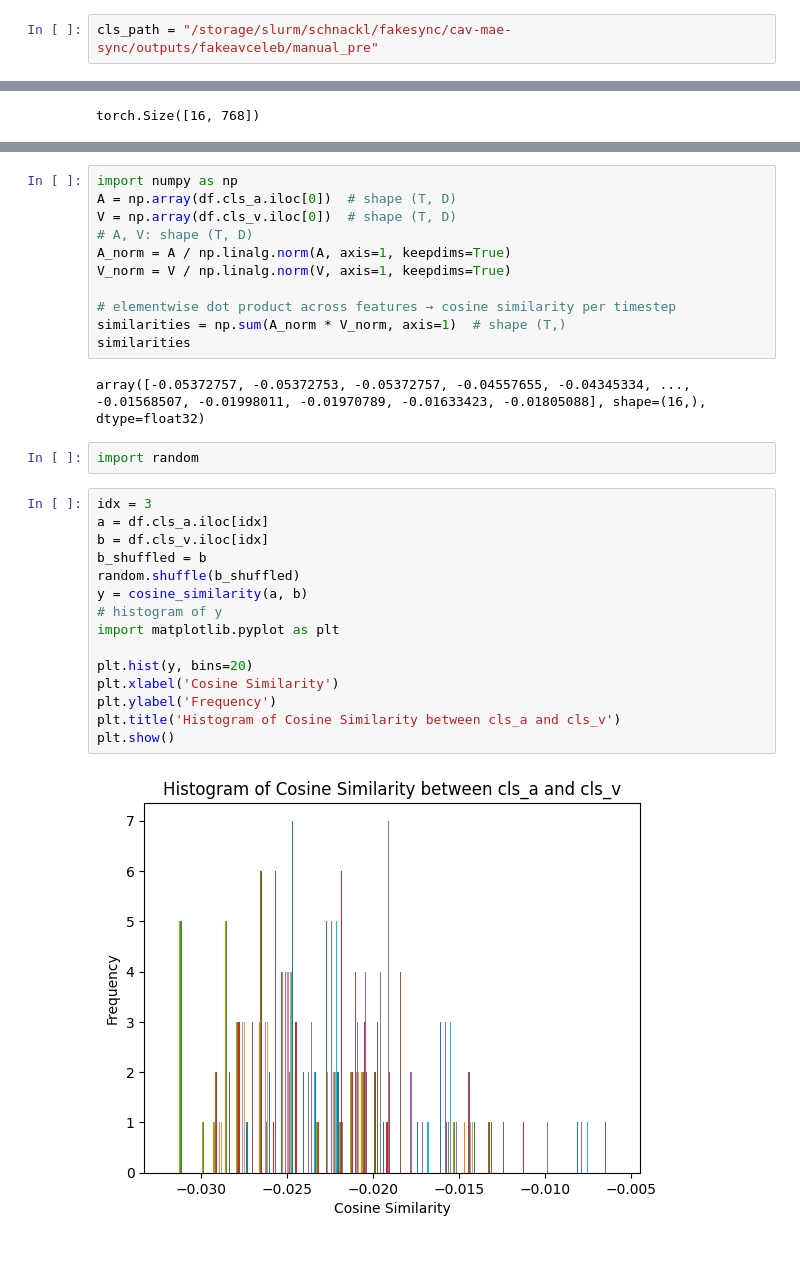
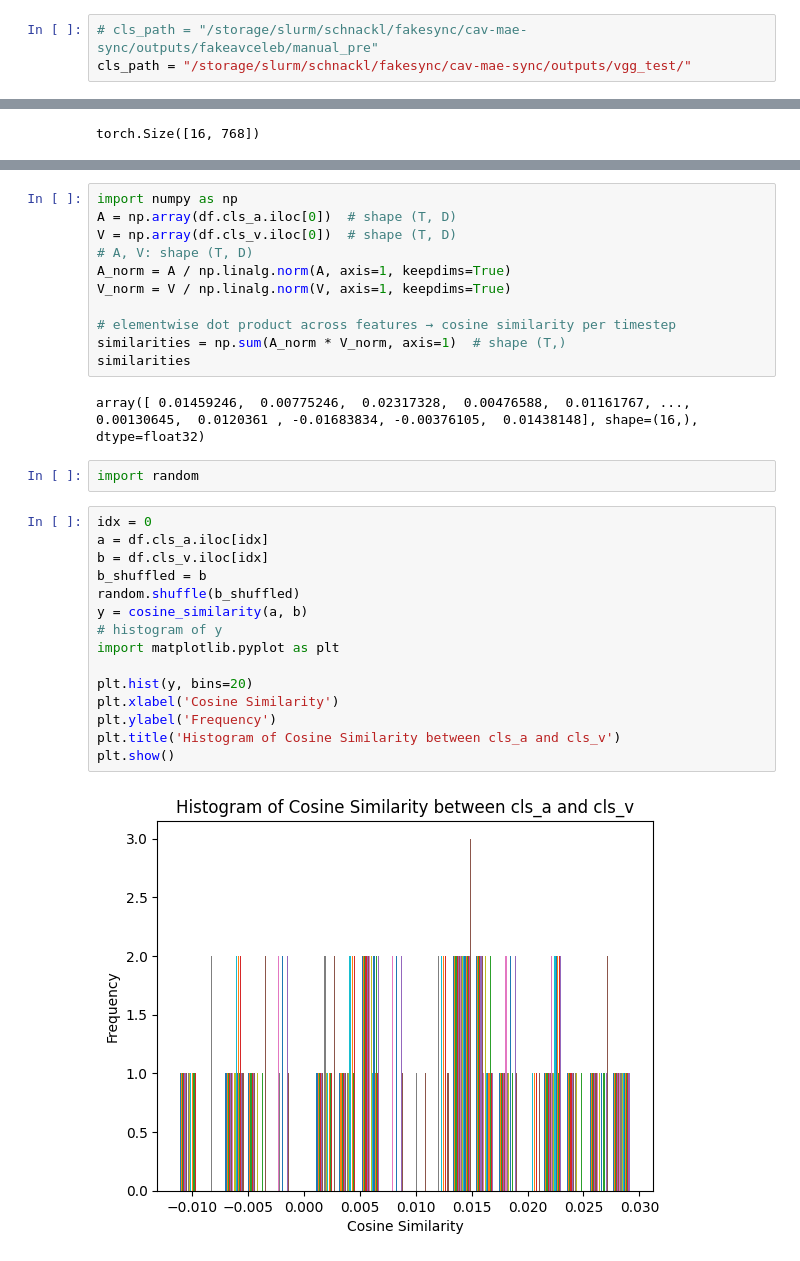
Before and after one commit to MrStrenggeheim/cav-mae-sync, a Jupyter notebook: exploration/analyze_cls.ipynb, the cells around one changed output, grey strips where cells are left out. Drawn from its saved outputs; the diff is of its cells as text.

```diff
--- a/exploration/analyze_cls.ipynb
+++ b/exploration/analyze_cls.ipynb
@@ -1,5 +1,6 @@
 # %%
-cls_path = "/storage/slurm/schnackl/fakesync/cav-mae-sync/outputs/fakeavceleb/manual_pre"
+# cls_path = "/storage/slurm/schnackl/fakesync/cav-mae-sync/outputs/fakeavceleb/manual_pre"
+cls_path = "/storage/slurm/schnackl/fakesync/cav-mae-sync/outputs/vgg_test/"
 # %%
 import pickle as pkl
 import os
@@ -135,26 +172,26 @@ V_norm = V / np.linalg.norm(V, axis=1, keepdims=True)
 similarities = np.sum(A_norm * V_norm, axis=1)  # shape (T,)
 similarities
 # %% [output]
-array([-0.05372757, -0.05372753, -0.05372757, -0.04557655, -0.04345334, ..., -0.01568507, -0.01998011, -0.01970789, -0.01633423, -0.01805088], shape=(16,), dtype=float32)
+array([ 0.01459246,  0.00775246,  0.02317328,  0.00476588,  0.01161767, ...,  0.00130645,  0.0120361 , -0.01683834, -0.00376105,  0.01438148], shape=(16,), dtype=float32)
 # %%
 import random
 # %%
-idx = 3
+idx = 0
 a = df.cls_a.iloc[idx]
 b = df.cls_v.iloc[idx]
 b_shuffled = b
 random.shuffle(b_shuffled)
 y = cosine_similarity(a, b)
 # histogram of y
 import matplotlib.pyplot as plt
 
 plt.hist(y, bins=20)
 plt.xlabel('Cosine Similarity')
 plt.ylabel('Frequency')
 plt.title('Histogram of Cosine Similarity between cls_a and cls_v')
 plt.show()
 # %% [output]
-[figure, old version]
+[figure, new version]
 # %%
 # tsne plot of cls_a and cls_v
 from sklearn.manifold import TSNE
```
Also changed, not shown: parts of 19 cells of this notebook, 4 other files.
